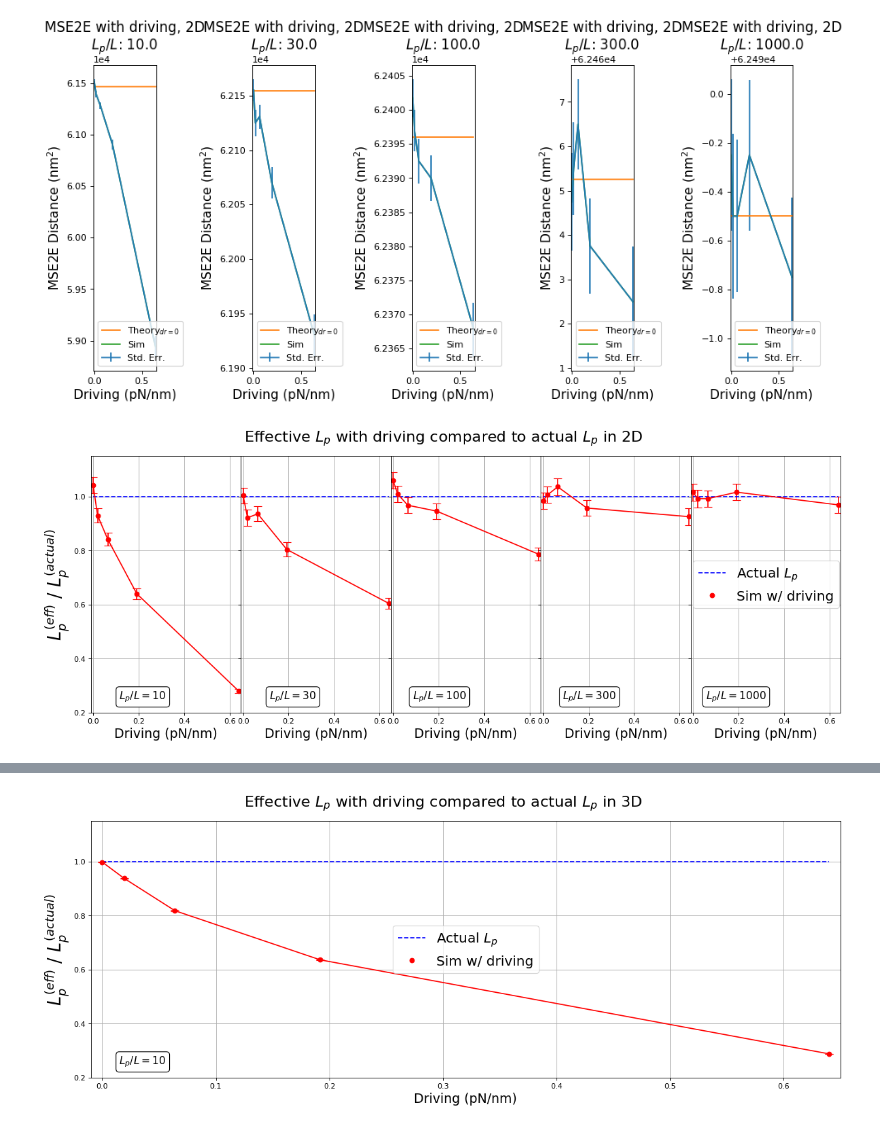
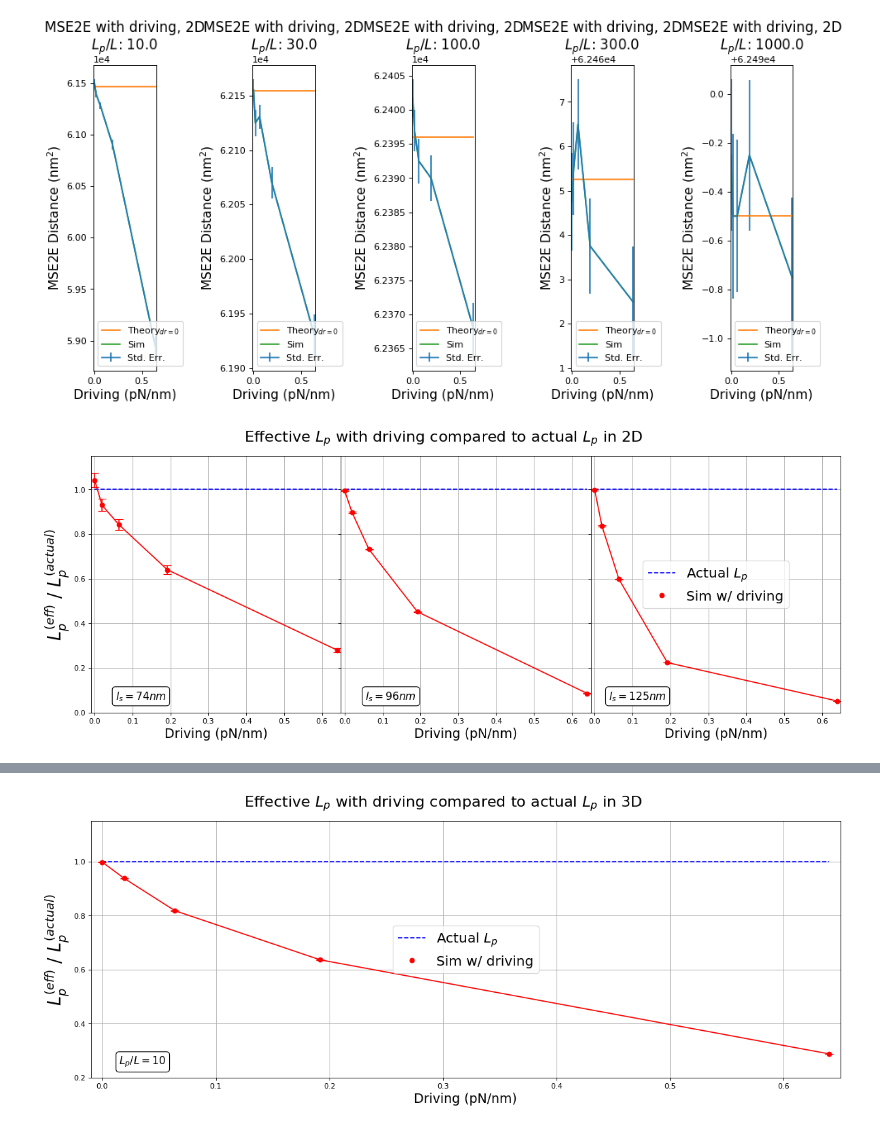
Before and after one commit to jeffmm/simcore, a Jupyter notebook: scripts/MSE2E.ipynb, the cells around one changed output, grey strips where cells are left out. Cells and saved outputs as stored; diff of their text form; code cells hidden in the pictures.

```diff
--- a/scripts/MSE2E.ipynb
+++ b/scripts/MSE2E.ipynb
@@ -163,4 +164,4 @@ df.to_pickle('mse2e_thetas_3d.pkl')
 # %%
-df = pd.read_pickle('mse2e_data_3d.pkl')
-thetaDF = pd.read_pickle('mse2e_thetas_3d.pkl')
+df = pd.read_pickle('mse2e_data.pkl')
+thetaDF = pd.read_pickle('mse2e_thetas.pkl')
 # %%
@@ -175,7 +176,10 @@ df.head()
+# %%
+df2d = df[df['ndim']==2]
+df3d = df[df['ndim']==3]
+df2d500 = df2d[df2d['persistence_length']==500.0]
+df3d500 = df3d[df3d['persistence_length']==500.0]
 # %%
-#df2d = df[df['ndim']==2]
-df3d = df[df['ndim']==3]
-grouped=df3d.groupby('persistence_length (nm)')
+grouped=df2d500.groupby('child_length (nm)')
 fig,ax=plt.subplots(nrows=1,ncols=len(grouped),figsize=(12,6),dpi=80)
 i=0
 for perlen,group in grouped:
@@ -197,0 +201,18 @@ TypeError: 'AxesSubplot' object does not support indexing
+# %%
+grouped=df2d500.groupby('child_length (nm)')
+fig,ax=plt.subplots(nrows=1,ncols=len(grouped),figsize=(12,6),dpi=80)
+i=0
+for perlen,group in grouped:
+    ax[i].set_title("MSE2E with driving, 3D\n" + r'$L_p/L$: ' + str(perlen/(50*25)),fontsize=15,y=1.02)
+    ax[i].errorbar(group['driving (pN/nm)'],group['mse2e (nm^2)'],yerr=group['std_err (nm^2)'])
+    ax[i].plot(group['driving (pN/nm)'],group['theory (nm^2)'])
+    ax[i].plot(group['driving (pN/nm)'],group['mse2e (nm^2)'])
+    ax[i].ticklabel_format(sytle='sci',axis='x',scilimits=(0,0))
+    ax[i].ticklabel_format(sytle='sci',axis='y',scilimits=(0,0))
+    ax[i].set_ylabel(r'MSE2E Distance (nm$^2$)',fontsize=14)
+    ax[i].set_xlabel("Driving (pN/nm)",fontsize=14)
+    ax[i].legend([r'Theory$_{dr=0}$','Sim','Std. Err.'],loc=3)
+    ax[i].set_xlim(min(group['driving (pN/nm)'])-0.01,max(group['driving (pN/nm)'])+0.01)
+    i+=1
+fig.tight_layout()#rect=(0.05,0.1,0.95,0.9),pad=0)
+plt.show()
@@ -218,44 +241,44 @@ plt.show()
 # %% [output]
 [figure]
 # %%
-grouped=df2d.groupby('persistence_length (nm)')
+grouped=df2d500.groupby('child_length (nm)')
 fig,ax=plt.subplots(nrows=1,ncols=len(grouped),figsize=(15,6),dpi=80,sharey=True)
 ax[0].set_ylabel(r'$L_{p}^{(eff)}$ / $L^{(actual)}_{p}$',fontsize=23)
 ax[0].set_ylabel(r'$L_{p}^{(eff)}$ / $L^{(actual)}_{p}$',fontsize=23)
 fig.suptitle("Effective " + r'$L_p$' +" with driving compared to actual " r'$L_p$' +" in 2D",fontsize=20)
 i=0
-for perlen,group in grouped:
+for childLen,group in grouped:
     #ax[i].set_title("\n\n"+r'$L_p/L$: ' + str(perlen/(50*25)),fontsize=15,y=1.0)
     ax[i].errorbar(group['driving (pN/nm)'],group['effective_lp (nm)']/group['persistence_length (nm)'],yerr=group['eff_lp_std_err (nm)']/group['persistence_length (nm)'],color='red',capsize=5)
     ax[i].plot(group['driving (pN/nm)'],group['persistence_length (nm)']/group['persistence_length (nm)'],'b--')
     ax[i].plot(group['driving (pN/nm)'],group['effective_lp (nm)']/group['persistence_length (nm)'],'ro')
     #ax[i].ticklabel_format(sytle='sci',axis='x',scilimits=(0,0))
     #ax[i].ticklabel_format(sytle='sci',axis='y',scilimits=(0,0))
     #ax[i].set_ylabel(r'Effective $L_p$ / Actual $L_p$',fontsize=14)
     #if i>0:
     ax[i].set_xlabel("Driving (pN/nm)",fontsize=17)
     #ax[i][j].legend(markerscale=0)
     #ax[i][j].legend([r'$L_{p}/L = %.0f$'%(perlen/(50*25))],loc=3,fontsize=14)
-    ax[i].annotate(r'$L_{p}/L = %.0f$'%(perlen/(50*25)), xy=(100, 30), xycoords='axes points',
+    ax[i].annotate(r'$l_s = %.0f nm$'%(childLen), xy=(100, 30), xycoords='axes points',
             size=14, ha='right', va='top',
             bbox=dict(boxstyle='round', fc='w'))
     ax[i].set_xlim(min(group['driving (pN/nm)'])-0.01,max(group['driving (pN/nm)'])+0.01)
     ax[i].grid(True)
-    ax[i].set_ylim(0.2,1.15)
-    textstr = '$L_p/L=%.0f$'%(perlen/(50*25))
+    ax[i].set_ylim(0,1.15)
+    textstr = '$l_s=%.0f$'%(childLen)
     props = dict(boxstyle='square', facecolor='white', alpha=1)
     #ax[i].text(0.2, 0.1, textstr, transform=ax[i].transAxes, fontsize=20,
     #        verticalalignment='top', bbox=props)
     i+=1
 
 
-ax[4].legend([r'Actual $L_{p}$','Sim w/ driving'],fontsize=18,loc='center')
+ax[2].legend([r'Actual $L_{p}$','Sim w/ driving'],fontsize=18,loc='center')
 #fig.legend([r'Actual $L_{p}$','Sim w/ driving'],fontsize=20)
 
 fig.tight_layout(rect=(0,0,1,0.93))
 fig.subplots_adjust(wspace=0.0,hspace=0.0)
 #fig.tight_layout(rect=(0.05,0.1,0.95,0.9),pad=0)
-plt.savefig('mse2e_3d.png')
+plt.savefig('mse2e_segment_effects_2d.png')
 #plt.show()
 # %% [output]
-[figure, old version]
+[figure, new version]
```
Also changed, not shown: parts of 13 cells of this notebook, 7 other files.
